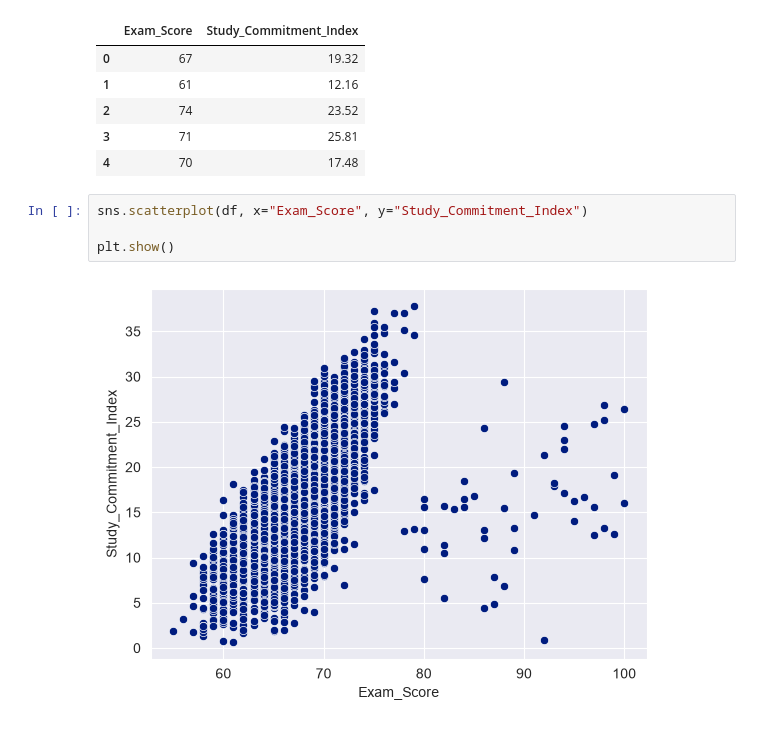
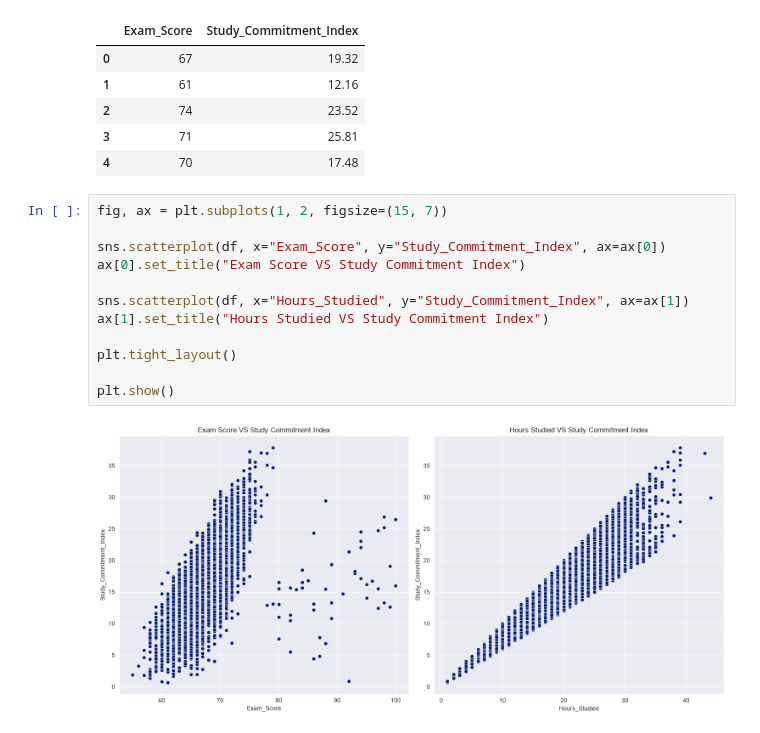
Before and after one commit to Codebadger99/student-performance-analysis, a Jupyter notebook: main.ipynb, the cells around one changed output. Cells and saved outputs as stored; diff of their text form.

```diff
--- a/main.ipynb
+++ b/main.ipynb
@@ -255,8 +259,16 @@ df[['Exam_Score', 'Study_Commitment_Index']].head()
 | 3 | 71 | 25.81 |
 | 4 | 70 | 17.48 |
 # %%
-sns.scatterplot(df, x="Exam_Score", y="Study_Commitment_Index")
+fig, ax = plt.subplots(1, 2, figsize=(15, 7))
+
+sns.scatterplot(df, x="Exam_Score", y="Study_Commitment_Index", ax=ax[0])
+ax[0].set_title("Exam Score VS Study Commitment Index")
+
+sns.scatterplot(df, x="Hours_Studied", y="Study_Commitment_Index", ax=ax[1])
+ax[1].set_title("Hours Studied VS Study Commitment Index")
+
+plt.tight_layout()
 
 plt.show()
 # %% [output]
-[figure, old version]
+[figure, new version]
```
Also changed, not shown: parts of 5 cells of this notebook.
